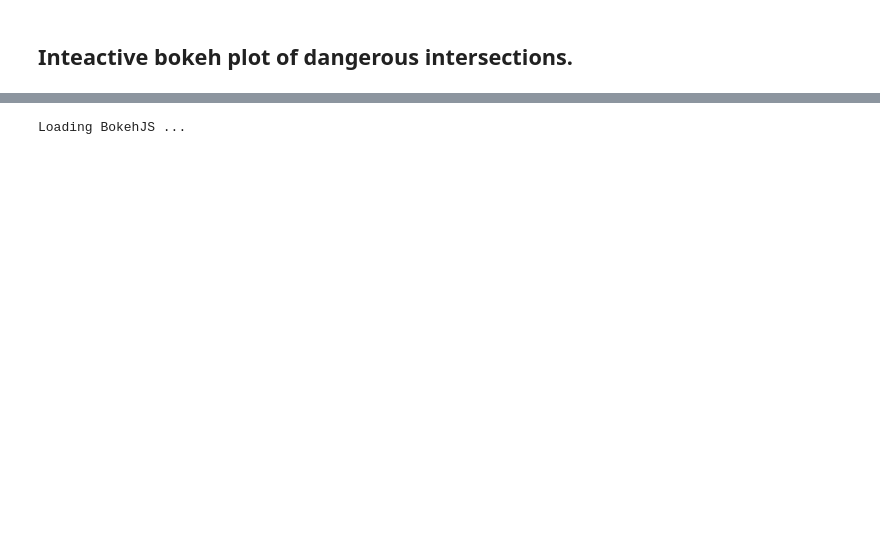
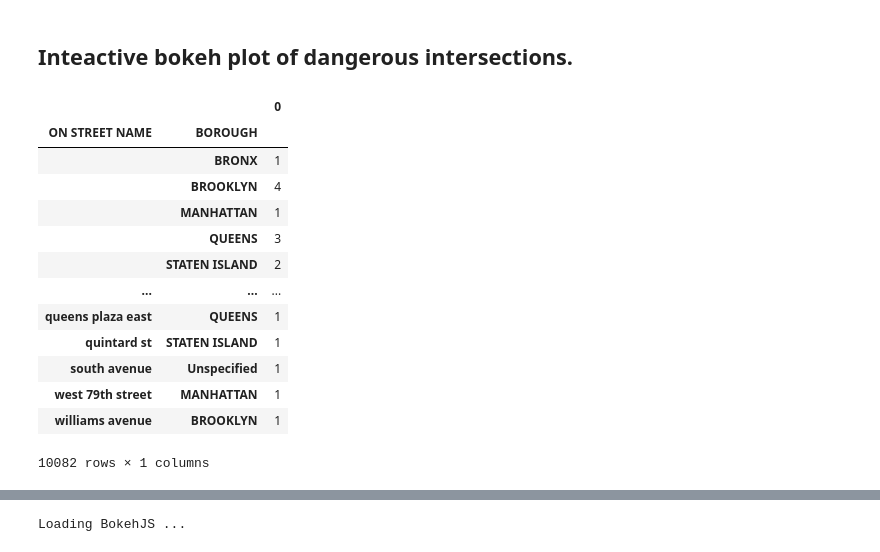
Before and after one commit to Strandgaard96/vehicle_collision_webpage, a Jupyter notebook: Magnus_final_project_crash.ipynb, the cells around one changed output, grey strips where cells are left out. Cells and saved outputs as stored; diff of their text form; code cells hidden in the pictures; blank space fills up the shorter version.

```diff
--- a/Magnus_final_project_crash.ipynb
+++ b/Magnus_final_project_crash.ipynb
@@ -102,5 +102,27 @@ ax = sns.heatmap(hmap,annot=True,fmt="d",annot_kws={"size": 16},cmap = cmap)
 #sns.choose_light_palette()
 # %% [markdown]
 ## Inteactive bokeh plot of dangerous intersections.
+# %%
+df_crash['ON STREET NAME'] = df_crash['ON STREET NAME'].str.strip()
 # %%
 total =df_crash.groupby('ON STREET NAME').size()
+# %%
+obj = df_crash.groupby(['ON STREET NAME','BOROUGH'], as_index = False).size()
+# %%
+obj=pd.DataFrame(obj)
+obj
+# %% [output]
+|  |  | 0 |
+| ON STREET NAME | BOROUGH |  |
+|  | BRONX | 1 |
+|  | BROOKLYN | 4 |
+|  | MANHATTAN | 1 |
+|  | QUEENS | 3 |
+|  | STATEN ISLAND | 2 |
+| ... | ... | ... |
+| queens plaza east | QUEENS | 1 |
+| quintard st | STATEN ISLAND | 1 |
+| south avenue | Unspecified | 1 |
+| west 79th street | MANHATTAN | 1 |
+| williams avenue | BROOKLYN | 1 |
+10082 rows × 1 columns
```
Also changed, not shown: parts of 12 cells of this notebook, 8 other files.
